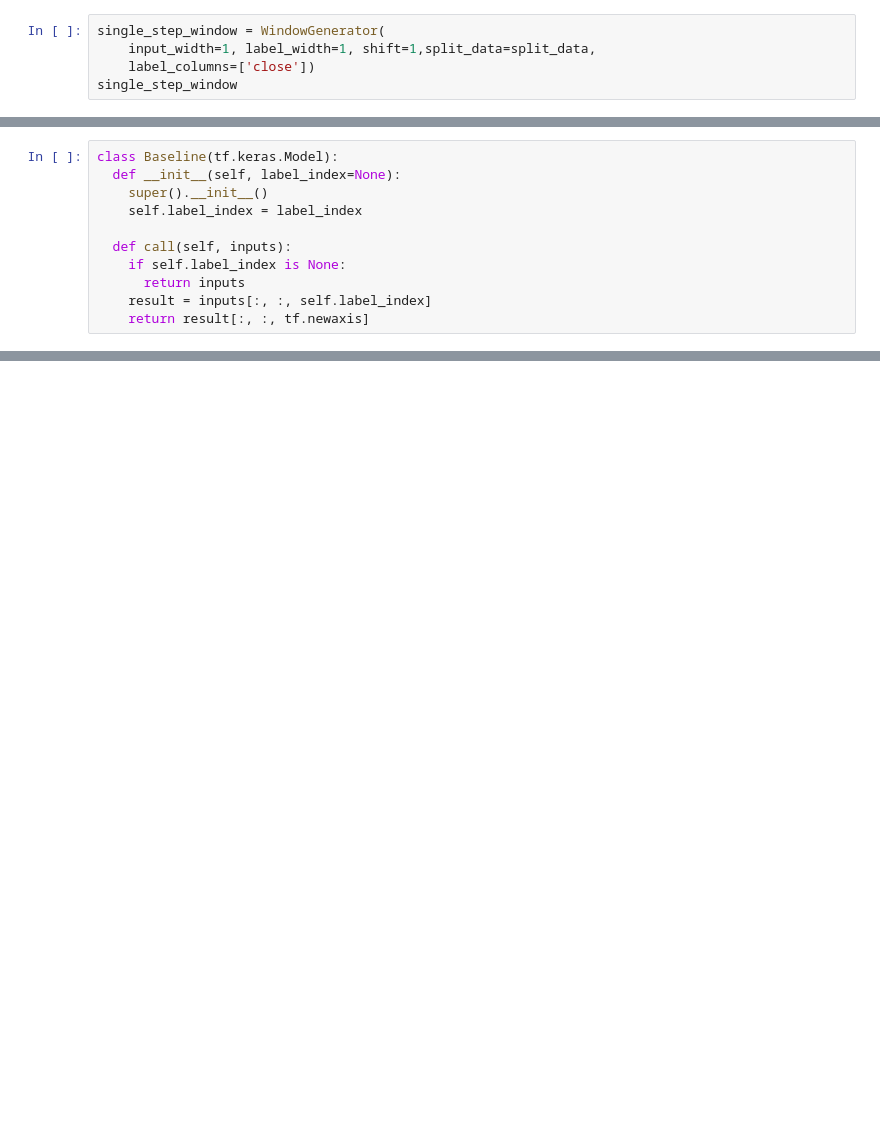
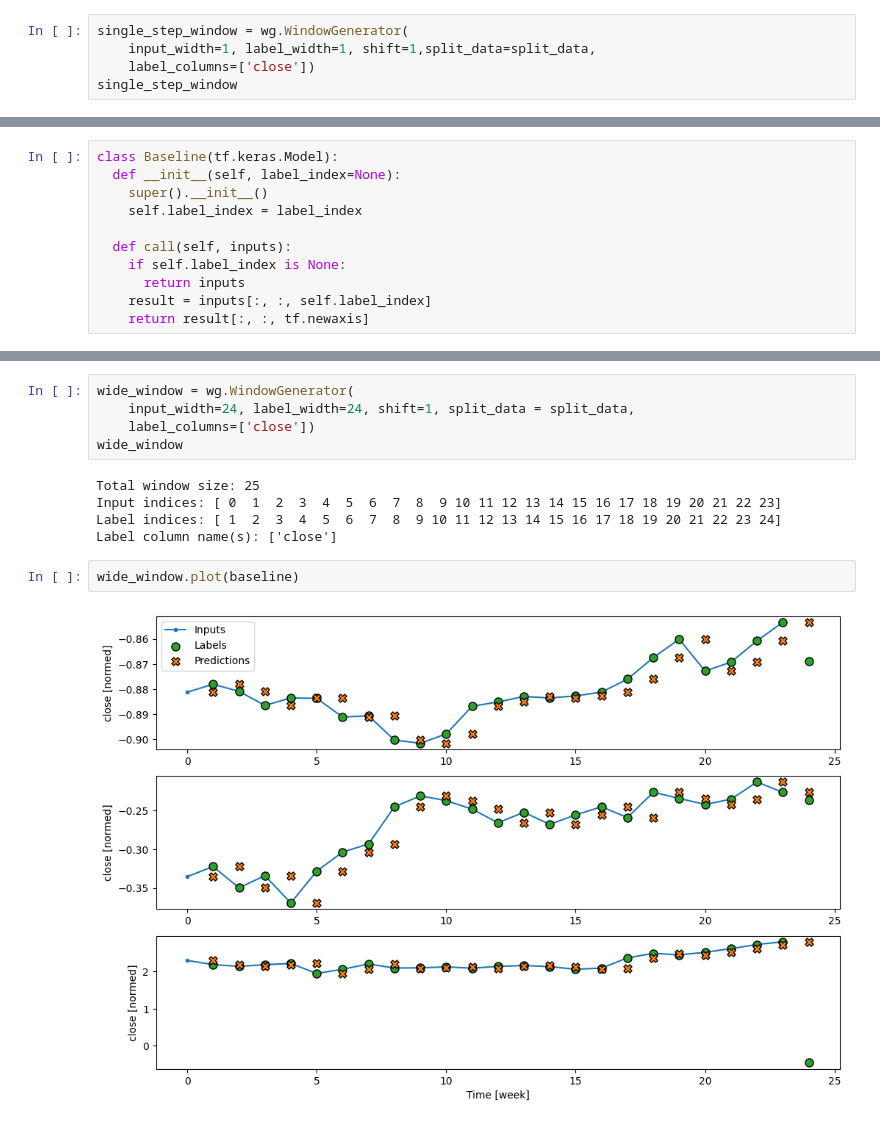
Before and after one commit to lodivandijk/elsa, a Jupyter notebook: src/notebooks/lstm_model.ipynb, the cells around one changed output, grey strips where cells are left out. Saved outputs shown, nothing was run; the diff lists cells and outputs as text; blank space fills up the shorter version.

```diff
--- a/src/notebooks/lstm_model.ipynb
+++ b/src/notebooks/lstm_model.ipynb
@@ -101,5 +65,5 @@ Labels shape (batch, time, features): (32, 5, 1)
 # %%
-single_step_window = WindowGenerator(
+single_step_window = wg.WindowGenerator(
     input_width=1, label_width=1, shift=1,split_data=split_data,
     label_columns=['close'])
 single_step_window
@@ -141,0 +106,14 @@ performance['Baseline'] = baseline.evaluate(single_step_window.test, verbose=0,
+# %%
+wide_window = wg.WindowGenerator(
+    input_width=24, label_width=24, shift=1, split_data = split_data,
+    label_columns=['close'])
+wide_window
+# %% [output]
+Total window size: 25
+Input indices: [ 0  1  2  3  4  5  6  7  8  9 10 11 12 13 14 15 16 17 18 19 20 21 22 23]
+Label indices: [ 1  2  3  4  5  6  7  8  9 10 11 12 13 14 15 16 17 18 19 20 21 22 23 24]
+Label column name(s): ['close']
+# %%
+wide_window.plot(baseline)
+# %% [output]
+[figure, added]
```
Also changed, not shown: parts of 9 cells of this notebook, 3 other files.
